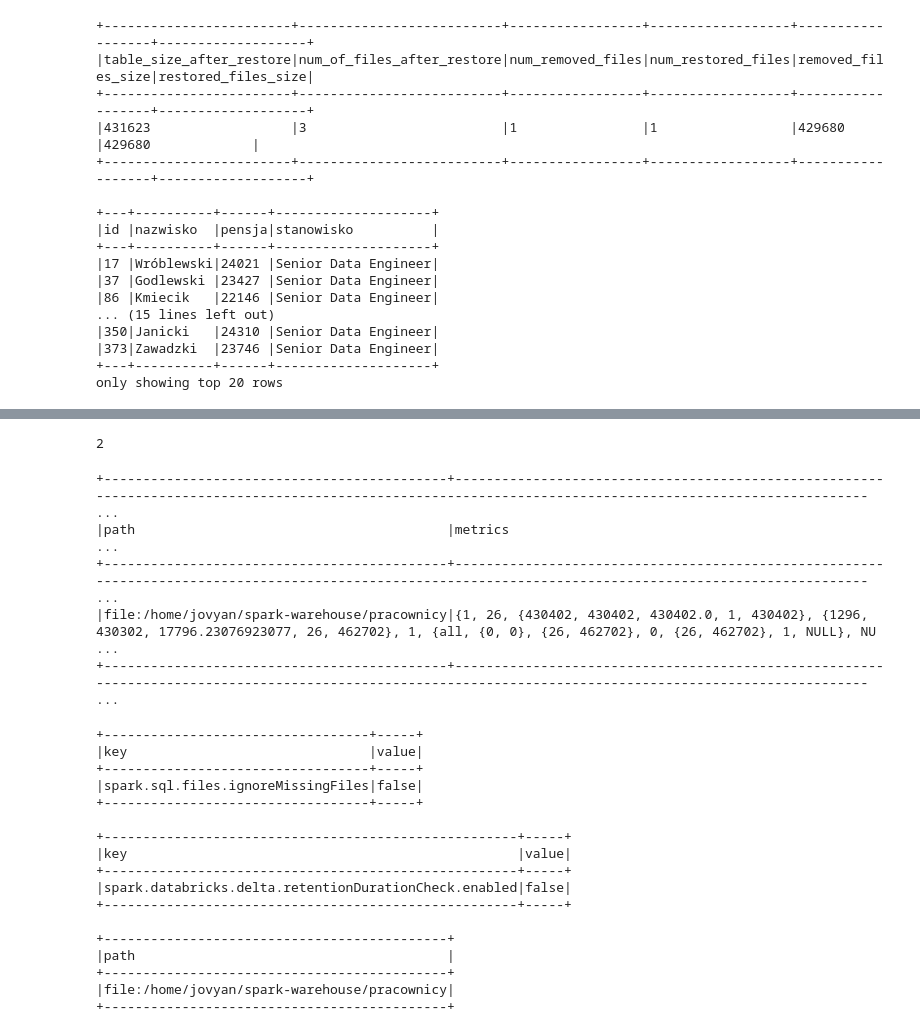
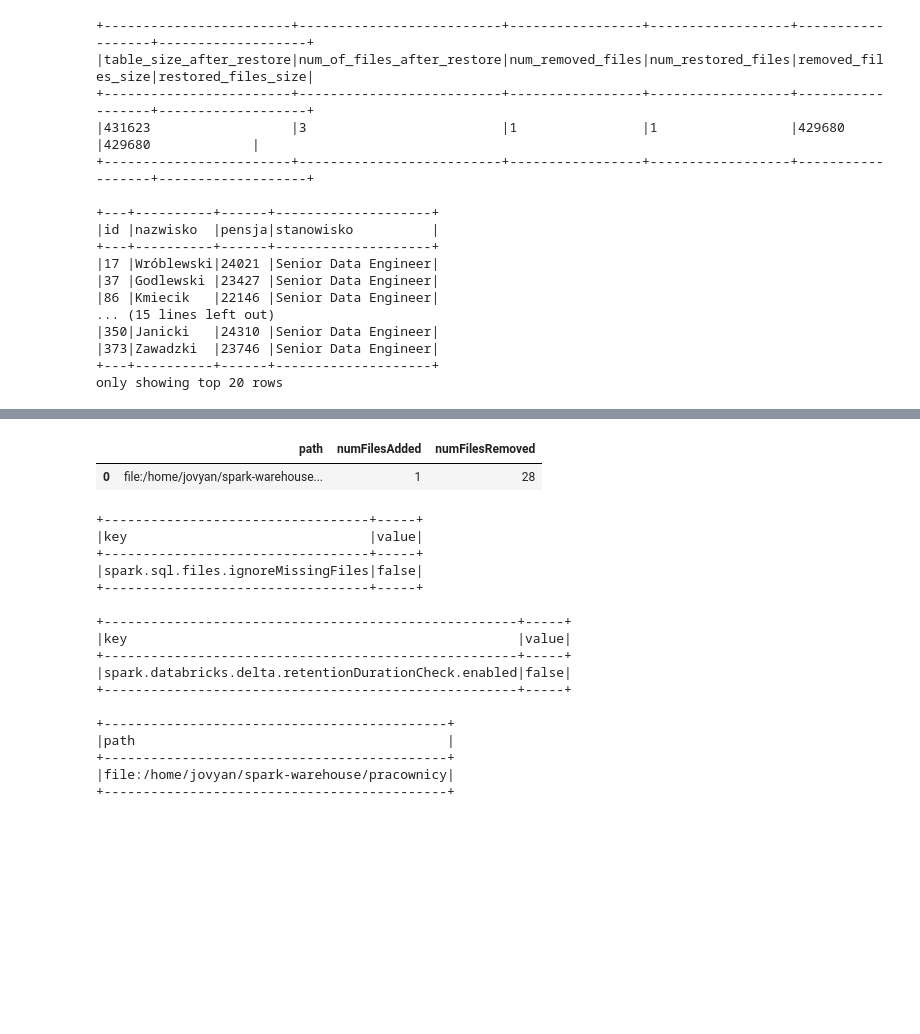
Before and after one commit to PanStick/bazy-prezentacje, a Jupyter notebook: bigdata/notebooks/deltalake.ipynb, the cells around one changed output, grey strips where cells are left out. Cells and saved outputs as stored; diff of their text form; code cells hidden in the pictures; blank space fills up the shorter version.

```diff
--- a/bigdata/notebooks/deltalake.ipynb
+++ b/bigdata/notebooks/deltalake.ipynb
@@ -625,24 +623,17 @@ for i in range(25):
                 '5000', \
                 'HR Specialist' \
                 )")
-# %%
-import os
-folder_path = "/home/jovyan/spark-warehouse/pracownicy"
-
-if os.path.exists(folder_path):
-    files = [f for f in os.listdir(folder_path) if os.path.isfile(os.path.join(folder_path, f))]
-    print(len(files))
-# %% [output]
-2
 # %%
-%%sql
-OPTIMIZE pracownicy ZORDER BY (stanowisko);
+spark.sql("OPTIMIZE pracownicy ZORDER BY (stanowisko)") \
+     .select(
+         "path",
+         "metrics.numFilesAdded",
+         "metrics.numFilesRemoved"
+     ) \
+     .toPandas()
 # %% [output]
-+--------------------------------------------+---------------------------------------------------------------------------------------------------------------------------------------------------------- ...
-|path                                        |metrics                                                                                                                                                    ...
-+--------------------------------------------+---------------------------------------------------------------------------------------------------------------------------------------------------------- ...
-|file:/home/jovyan/spark-warehouse/pracownicy|{1, 26, {430402, 430402, 430402.0, 1, 430402}, {1296, 430302, 17796.23076923077, 26, 462702}, 1, {all, {0, 0}, {26, 462702}, 0, {26, 462702}, 1, NULL}, NU ...
-+--------------------------------------------+---------------------------------------------------------------------------------------------------------------------------------------------------------- ...
+|  | path | numFilesAdded | numFilesRemoved |
+| 0 | file:/home/jovyan/spark-warehouse... | 1 | 28 |
 # %%
 %%sql
 SET spark.sql.files.ignoreMissingFiles = false;
```
Also changed, not shown: parts of 21 cells of this notebook.
